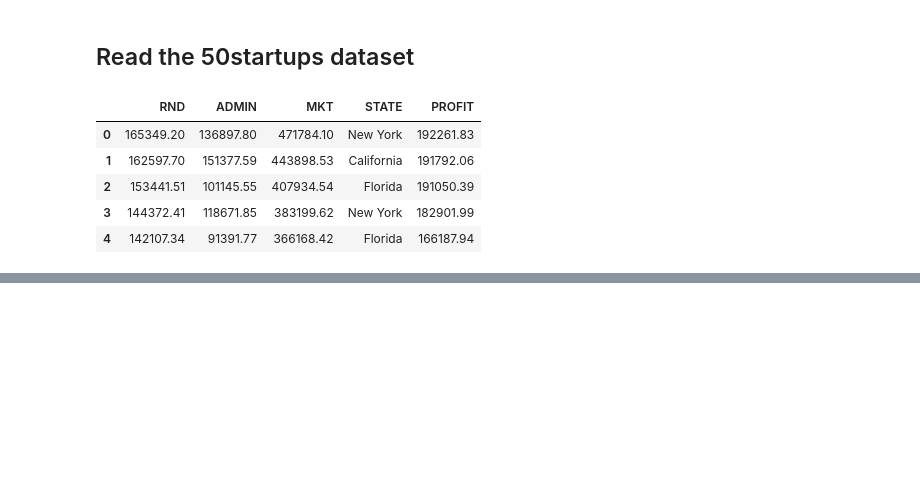
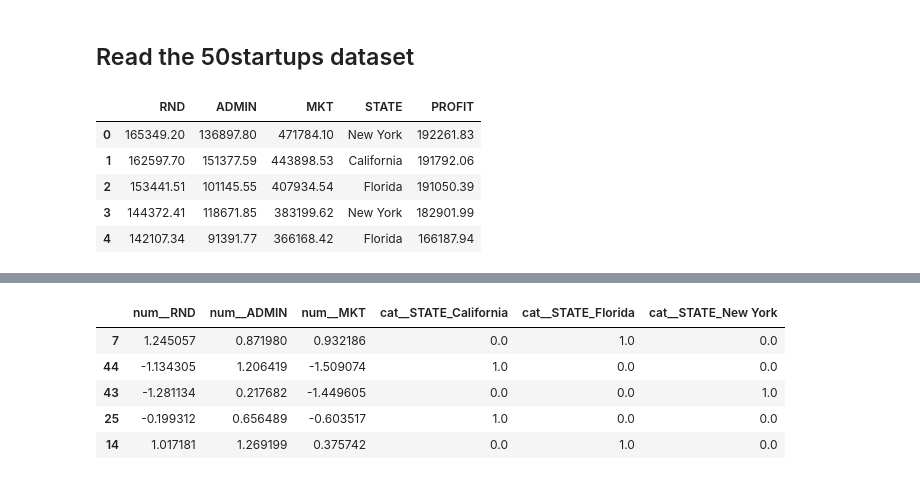
Before and after one commit to siddheshgujar/Machine-learning-, a Jupyter notebook: Decision Tree Regression/DTR.ipynb, the cells around one changed output, grey strips where cells are left out. Saved outputs shown, nothing was run; the diff lists cells and outputs as text; code cells hidden in the pictures; blank space fills up the shorter version.

```diff
--- a/Decision Tree Regression/DTR.ipynb
+++ b/Decision Tree Regression/DTR.ipynb
@@ -16,0 +128,9 @@ df.head()
+# %%
+xtest.head()
+# %% [output]
+|  | num__RND | num__ADMIN | num__MKT | cat__STATE_California | cat__STATE_Florida | cat__STATE_New York |
+| 7 | 1.245057 | 0.871980 | 0.932186 | 0.0 | 1.0 | 0.0 |
+| 44 | -1.134305 | 1.206419 | -1.509074 | 1.0 | 0.0 | 0.0 |
+| 43 | -1.281134 | 0.217682 | -1.449605 | 0.0 | 0.0 | 1.0 |
+| 25 | -0.199312 | 0.656489 | -0.603517 | 1.0 | 0.0 | 0.0 |
+| 14 | 1.017181 | 1.269199 | 0.375742 | 0.0 | 1.0 | 0.0 |
```
Also changed, not shown: parts of 56 cells of this notebook.
